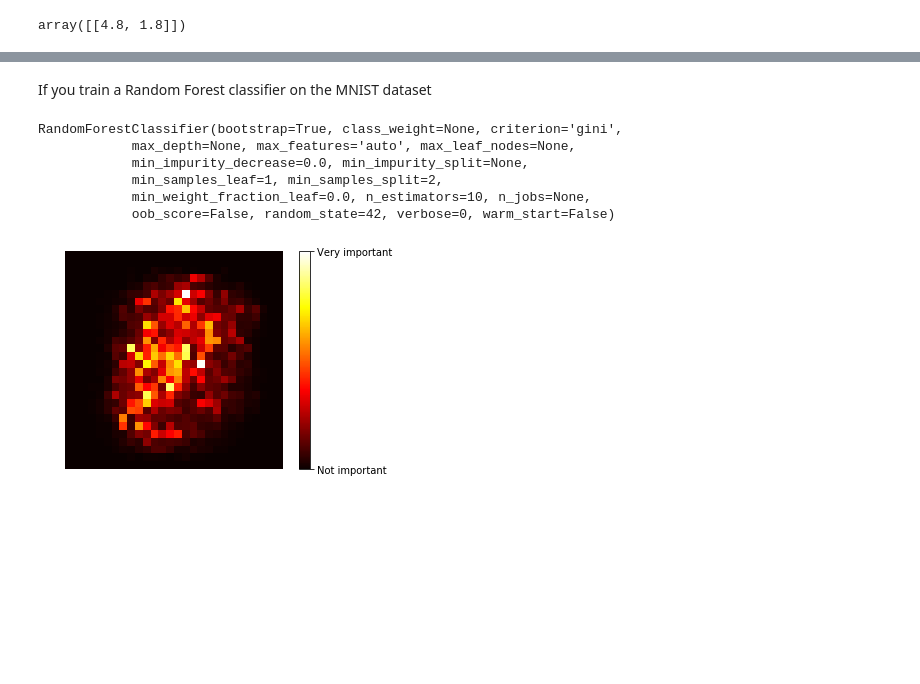
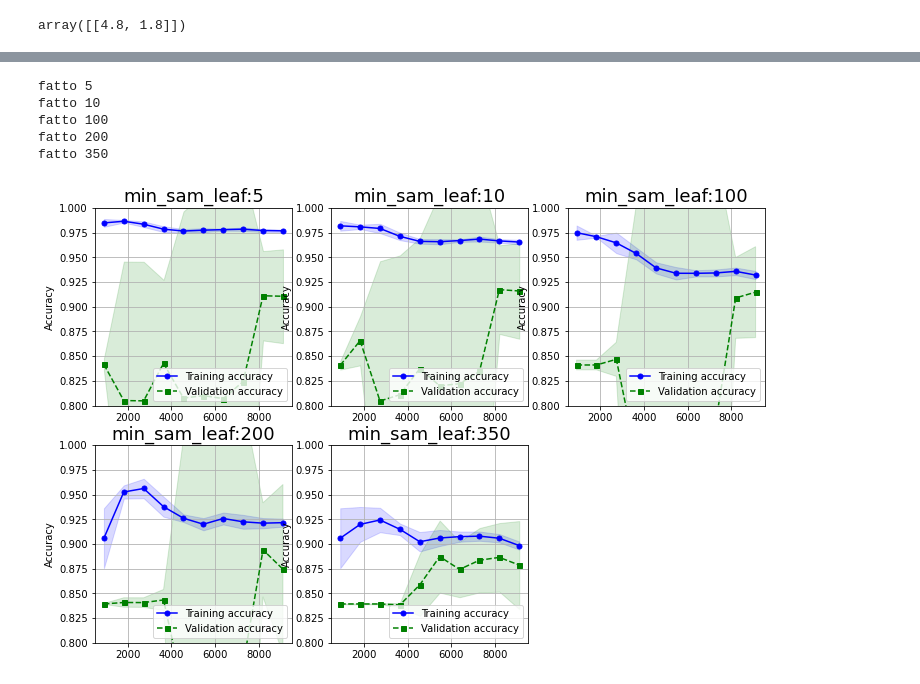
Before and after one commit to matzigno/CSML21, a Jupyter notebook: SVM-DecTree-Ensemble.ipynb, the cells around one changed output, grey strips where cells are left out. Cells and saved outputs as stored; diff of their text form; code cells hidden in the pictures; blank space fills up the shorter version.

```diff
--- a/SVM-DecTree-Ensemble.ipynb
+++ b/SVM-DecTree-Ensemble.ipynb
@@ -810,27 +599,50 @@ array([0.5205417, 0.4794583])
-# %% [markdown]
-If you train a Random Forest classifier on the MNIST dataset
-# %%
-rnd_clf = RandomForestClassifier(n_estimators=10, random_state=42)
-rnd_clf.fit(X_mnist, y_mnist)
-# %% [output]
-RandomForestClassifier(bootstrap=True, class_weight=None, criterion='gini',
-            max_depth=None, max_features='auto', max_leaf_nodes=None,
-            min_impurity_decrease=0.0, min_impurity_split=None,
-            min_samples_leaf=1, min_samples_split=2,
-            min_weight_fraction_leaf=0.0, n_estimators=10, n_jobs=None,
-            oob_score=False, random_state=42, verbose=0, warm_start=False)
-# %%
-def plot_digit(data):
-    image = data.reshape(28, 28)
-    plt.imshow(image, cmap = mpl.cm.hot,
-               interpolation="nearest")
-    plt.axis("off")
-
-plot_digit(rnd_clf.feature_importances_)
-
-cbar = plt.colorbar(ticks=[rnd_clf.feature_importances_.min(), rnd_clf.feature_importances_.max()])
-cbar.ax.set_yticklabels(['Not important', 'Very important'])
-
-plt.show()
-# %% [output]
-[figure, removed]
+# %%
+min_leaf = [5, 10, 100, 200, 350]
+
+train_sizes, train_means, test_means, test_stds, train_stds = [],[],[],[],[]
+for mlf in min_leaf:
+    dt_mlf = DecisionTreeClassifier(min_samples_leaf=mlf, random_state=42)
+    train_size, train_scores, test_scores = learning_curve(dt_mlf,
+                                                       X=X,
+                                                       y=y,
+                                                       train_sizes=np.linspace(0.1,1.0,10),
+                                                       cv=10,
+                                                       n_jobs=-1)
+    print('fatto {}'.format(mlf))
+    train_means.append(np.mean(train_scores, axis=1))
+    train_stds.append(np.std(train_scores, axis=1))
+    test_means.append(np.mean(test_scores, axis=1))
+    test_stds.append(np.std(test_scores, axis=1))
+    train_sizes.append(train_size)
+# %% [output]
+fatto 5
+fatto 10
+fatto 100
+fatto 200
+fatto 350
+# %%
+fig= plt.figure(figsize=(12, 8))
+for i in range(5):
+    ax = fig.add_subplot(231+i)
+    ax.plot(train_sizes[i], train_means[i],
+         color='blue', marker='o',
+         markersize=5, label='Training accuracy')
+    ax.fill_between(train_sizes[i],
+                 train_means[i] + train_stds[i],
+                 train_means[i] - train_stds[i],
+                 alpha=0.15, color='blue')
+    ax.plot(train_sizes[i], test_means[i],
+         color='green', linestyle='--',
+         marker='s', markersize=5,
+         label='Validation accuracy')
+    ax.fill_between(train_sizes[i],
+                 test_means[i] + test_stds[i],
+                 test_means[i] - test_stds[i],
+                 alpha=0.15, color='green')
+    ax.grid()
+    ax.set_ylim((0.8,1))
+    ax.set_ylabel('Accuracy')
+    ax.legend(loc='lower right')
+    ax.set_title(r"min_sam_leaf:{}".format(min_leaf[i]), fontsize=18)
+# %% [output]
+[figure, added]
```
Also changed, not shown: parts of 35 cells of this notebook.
